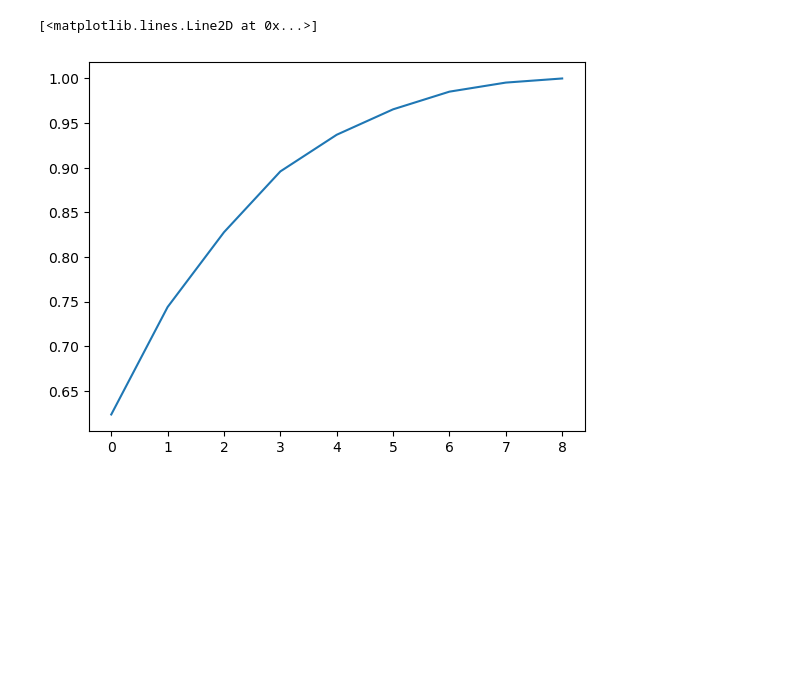
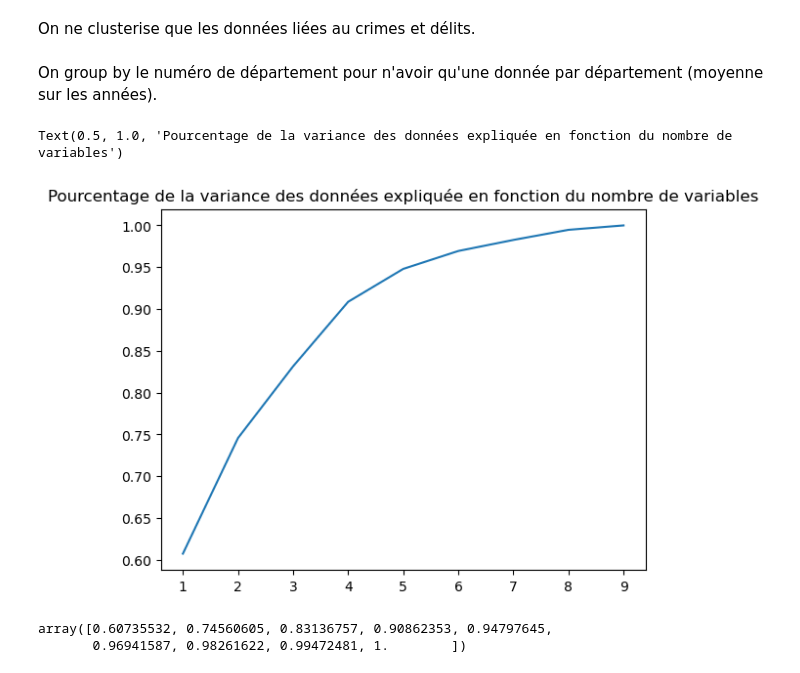
Before and after one commit to HindFaris/urban_security, a Jupyter notebook: clusterig_departments.ipynb, the cells around one changed output. Saved outputs shown, nothing was run; the diff lists cells and outputs as text; code cells hidden in the pictures; blank space fills up the shorter version.

```diff
--- a/clusterig_departments.ipynb
+++ b/clusterig_departments.ipynb
@@ -11,8 +13,12 @@ import geopandas as gpd
 # %%
 security_df = pd.read_csv('full_dataset_normalized.csv',sep=",")
 security_df['code_dep'] = security_df['code_dep'].astype(str)
+security_df = security_df[(security_df['annee'] >= 2000) & (security_df['annee'] <= 2013)]
+# On ne s'occupe pas des départements d'outre mer pour la visualisation
 col_a_supprimer = ['971', '972', '973', '974', 'France_Métro']
 security_df = security_df[~security_df['code_dep'].isin(col_a_supprimer)]
+# %% [markdown]
+On ne clusterise que les données liées au crimes et délits.
 # %%
 security_df_selected_columns = security_df[['Vols_per_population',
        'Cambriolages à domicile ou violaiton de domicile_per_population',
@@ -22,6 +28,8 @@ security_df_selected_columns = security_df[['Vols_per_population',
        'Violences_per_population', 'Falsifications et contrefaçons_per_population',
        'Délits Économiques et Financiers_per_population',
        "Irégularités de Main-d'oeuvre_per_population", "code_dep"]]
+# %% [markdown]
+On group by le numéro de département pour n'avoir qu'une donnée par département (moyenne sur les années).
 # %%
 security_df_selected_columns_by_dept = security_df_selected_columns.groupby('code_dep').mean().reset_index()
 # %%
@@ -45,8 +53,14 @@ donnees_pca_standardisees = StandardScaler().fit_transform(donnees_pca)
 # Application de la PCA
 pca = PCA()
 resultats_pca = pca.fit(donnees_pca_standardisees)
+# %%
+plt.plot(np.array([1,2,3,4,5,6,7,8,9]), np.cumsum(resultats_pca.explained_variance_ratio_))
+plt.title('Pourcentage de la variance des données expliquée en fonction du nombre de variables')
+# %% [output]
+Text(0.5, 1.0, 'Pourcentage de la variance des données expliquée en fonction du nombre de variables')
+[figure, added]
 # %%
-plt.plot(np.cumsum(resultats_pca.explained_variance_ratio_))
+np.cumsum(resultats_pca.explained_variance_ratio_)
 # %% [output]
-[<matplotlib.lines.Line2D at 0x...>]
+array([0.60735532, 0.74560605, 0.83136757, 0.90862353, 0.94797645,
+       0.96941587, 0.98261622, 0.99472481, 1.        ])
-[figure, removed]
```
Also changed, not shown: parts of 31 cells of this notebook.
